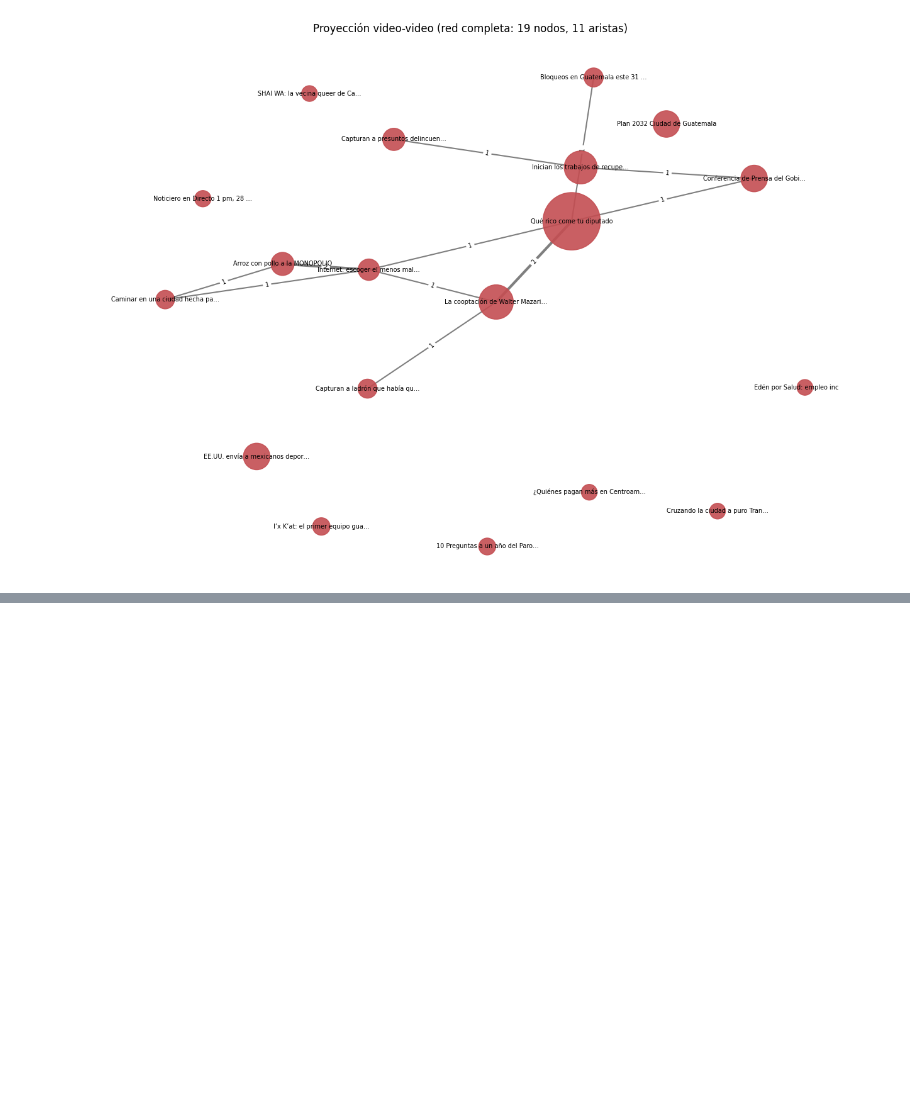
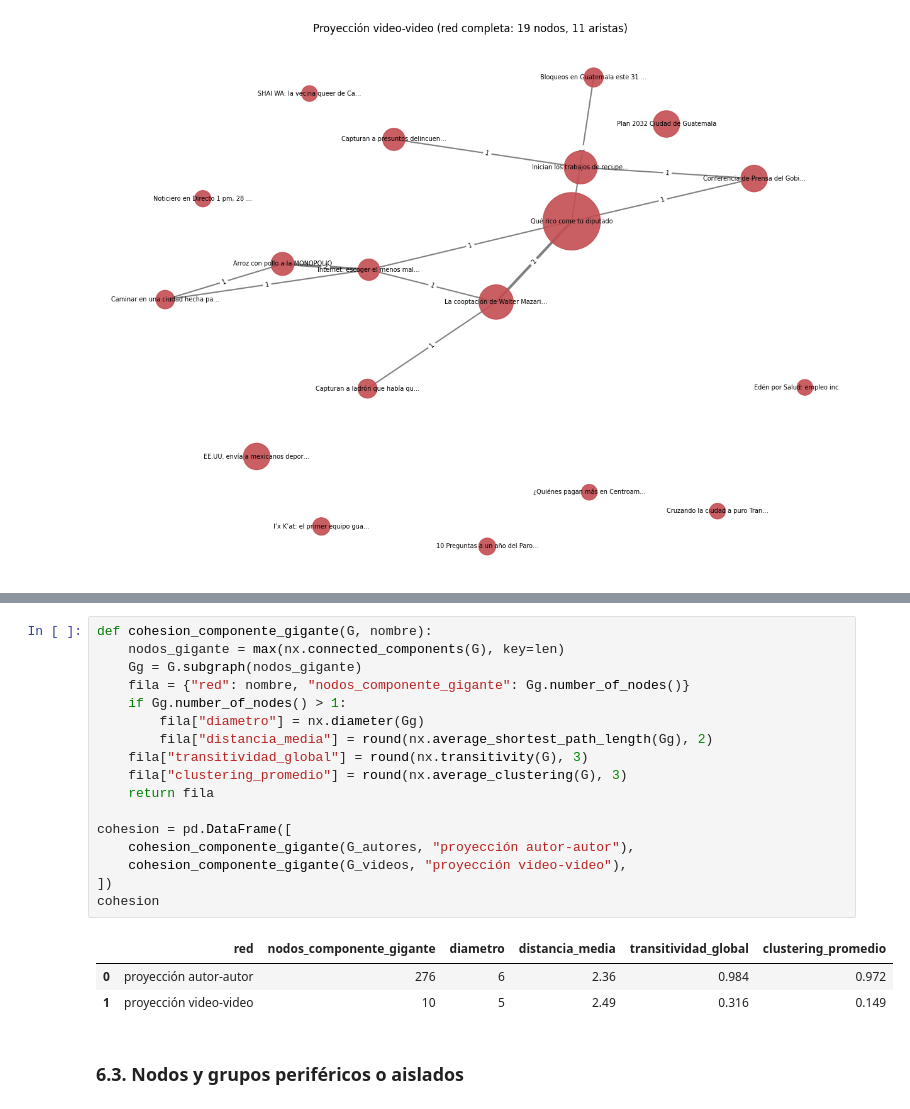
Before and after one commit to NESHGP04/Lab6-DS, a Jupyter notebook: red_bipartita_autor_video.ipynb, the cells around one changed output, grey strips where cells are left out. Saved outputs shown, nothing was run; the diff lists cells and outputs as text; blank space fills up the shorter version.

```diff
--- a/red_bipartita_autor_video.ipynb
+++ b/red_bipartita_autor_video.ipynb
@@ -408,0 +507,23 @@ plt.show()
+# %%
+def cohesion_componente_gigante(G, nombre):
+    nodos_gigante = max(nx.connected_components(G), key=len)
+    Gg = G.subgraph(nodos_gigante)
+    fila = {"red": nombre, "nodos_componente_gigante": Gg.number_of_nodes()}
+    if Gg.number_of_nodes() > 1:
+        fila["diametro"] = nx.diameter(Gg)
+        fila["distancia_media"] = round(nx.average_shortest_path_length(Gg), 2)
+    fila["transitividad_global"] = round(nx.transitivity(G), 3)
+    fila["clustering_promedio"] = round(nx.average_clustering(G), 3)
+    return fila
+
+cohesion = pd.DataFrame([
+    cohesion_componente_gigante(G_autores, "proyección autor-autor"),
+    cohesion_componente_gigante(G_videos, "proyección video-video"),
+])
+cohesion
+# %% [output]
+|  | red | nodos_componente_gigante | diametro | distancia_media | transitividad_global | clustering_promedio |
+| 0 | proyección autor-autor | 276 | 6 | 2.36 | 0.984 | 0.972 |
+| 1 | proyección video-video | 10 | 5 | 2.49 | 0.316 | 0.149 |
+# %% [markdown]
+### 6.3. Nodos y grupos periféricos o aislados
```
Also changed, not shown: parts of 11 cells of this notebook, 2 other files.
